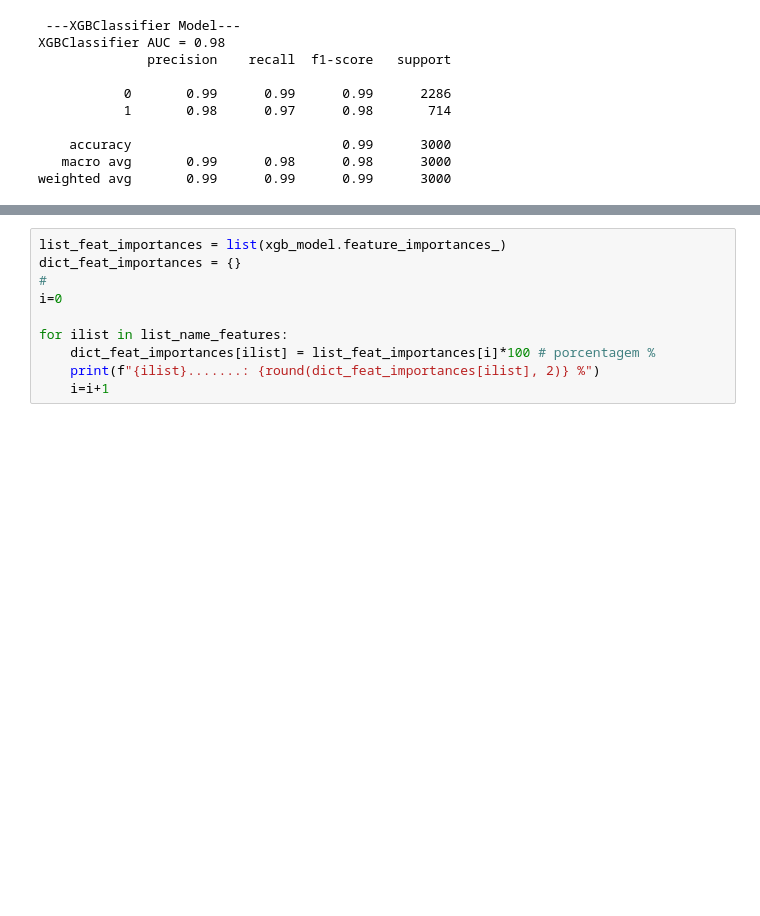
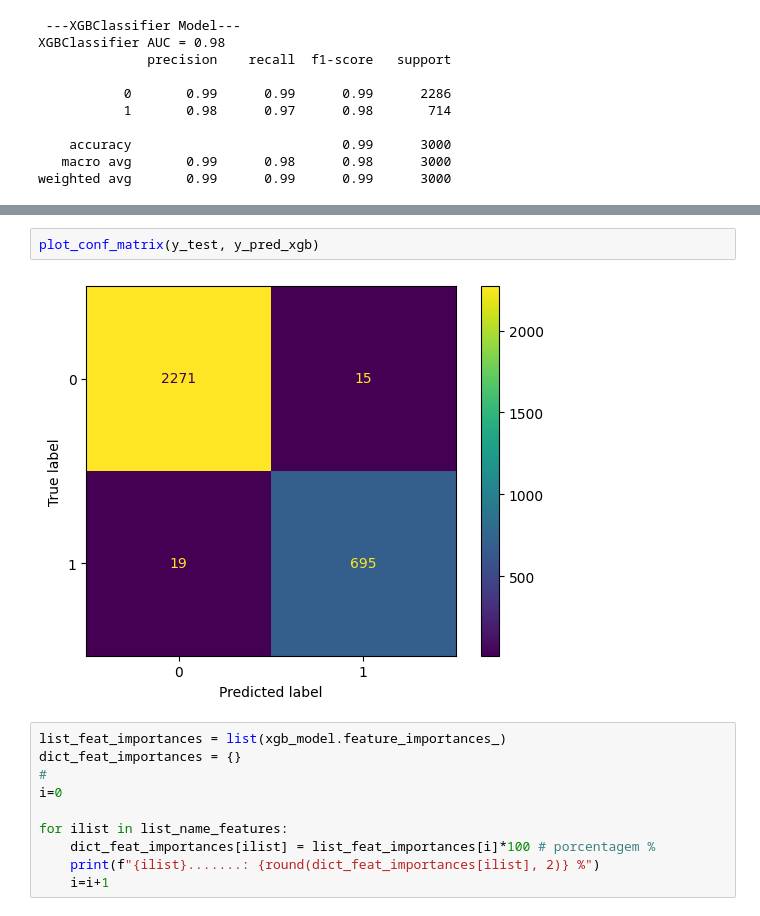
Before and after one commit to andvsilva/programming, a Jupyter notebook: notebooks/explore/bestmodels.ipynb, the cells around one changed output, grey strips where cells are left out. Cells and saved outputs as stored; diff of their text form; blank space fills up the shorter version.

```diff
--- a/notebooks/explore/bestmodels.ipynb
+++ b/notebooks/explore/bestmodels.ipynb
@@ -394,3 +426,7 @@ Area under curve (AUC): 99.55 %
+# %%
+plot_conf_matrix(y_test, y_pred_xgb)
+# %% [output]
+[figure, added]
 # %%
 list_feat_importances = list(xgb_model.feature_importances_)
 dict_feat_importances = {}
```
Also changed, not shown: parts of 21 cells of this notebook, 9 other files.
